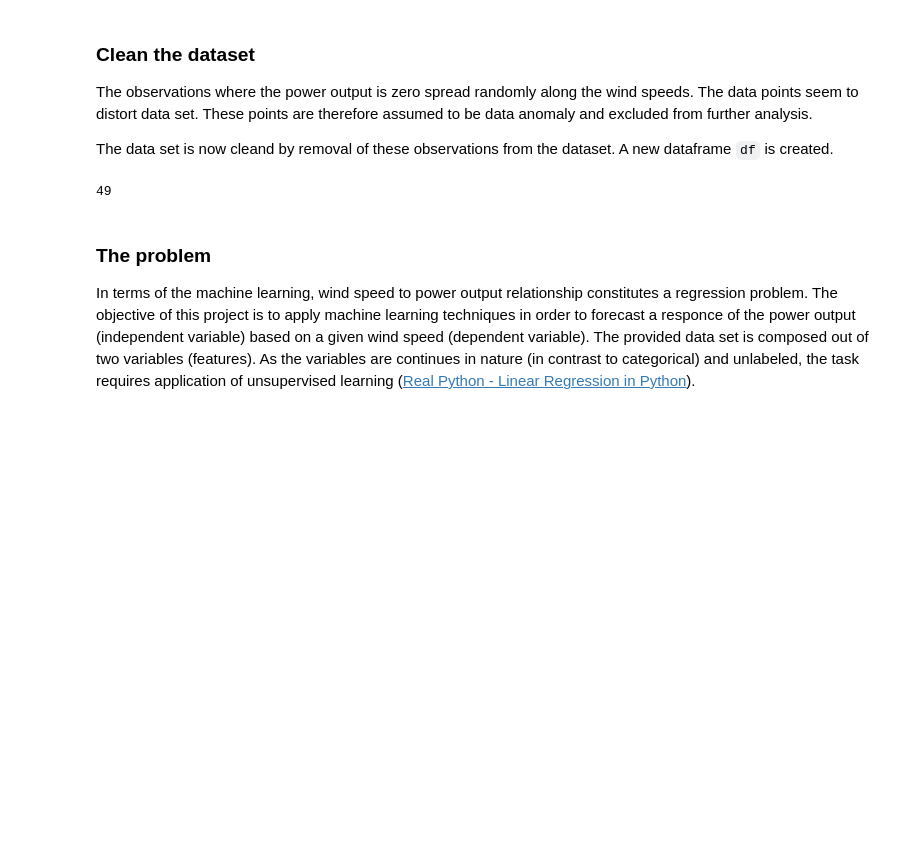
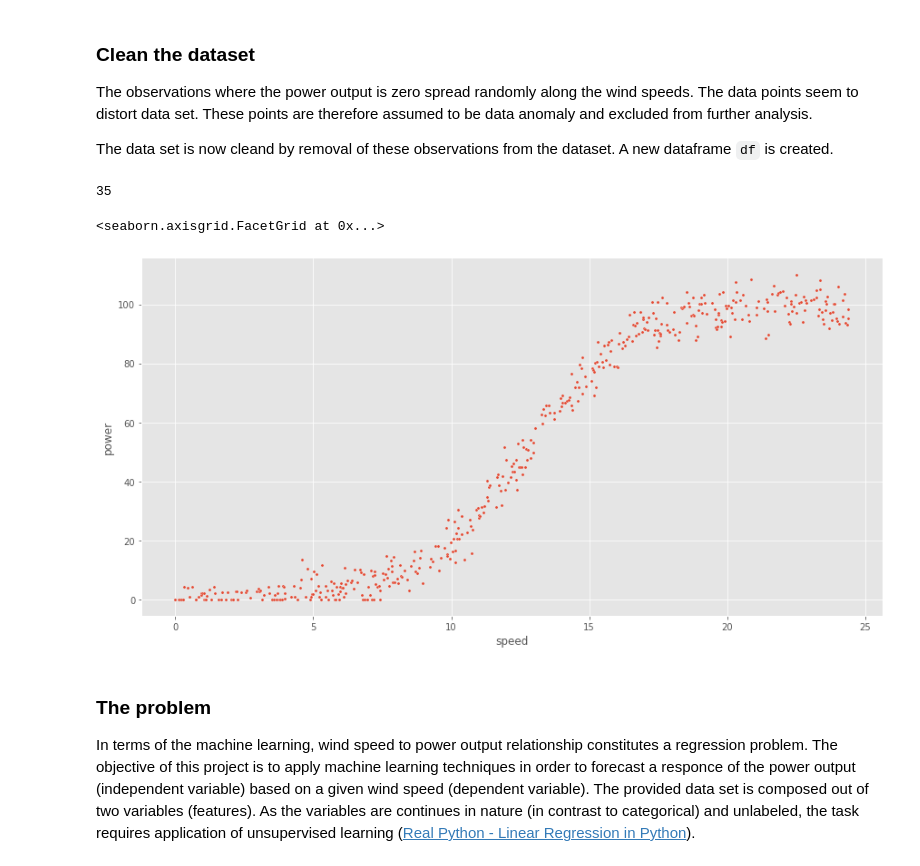
Before and after one commit to andkoc001/Machine-Learning-and-Statistics-Project, a Jupyter notebook: Powerproduction_ML.ipynb, the cells around one changed output. Saved outputs shown, nothing was run; the diff lists cells and outputs as text; code cells hidden in the pictures; blank space fills up the shorter version.

```diff
--- a/Powerproduction_ML.ipynb
+++ b/Powerproduction_ML.ipynb
@@ -213,8 +224,25 @@ df = df_raw[df_raw['power'] !=0]
+# %%
+# clean the dataset by removing distorting observations
+
+# remove the observations where wind speed is less than 6 and the power output greated than 5 - these readings are considered affected by noise
+df = df_raw.drop(df_raw.loc[(df_raw.power > 5) & (df_raw.speed < 4)].index)
+
+# remove the observations where wind speed greater than 10 and power output is zero - these are considered errous readings (e.g. due to maintenance)
+df = df.drop(df.loc[(df.power == 0) & (df.speed > 10)].index)
+
+# remove the observations where wind power output is greater than 110 - these are considered errous readings (noise)
+df = df.drop(df.loc[(df.power > 110)].index)
 # %%
 # number of removed observations after cleaning
 df_raw.shape[0] - df.shape[0]
 # %% [output]
-49
+35
+# %%
+# plot the data points
+sns.relplot(data=df, x="speed", y="power", s=10, height=6, aspect=2)
+# %% [output]
+<seaborn.axisgrid.FacetGrid at 0x...>
+[figure, added]
 # %% [markdown]
 ### The problem
 
```
Also changed, not shown: parts of 29 cells of this notebook, 1 other file.
